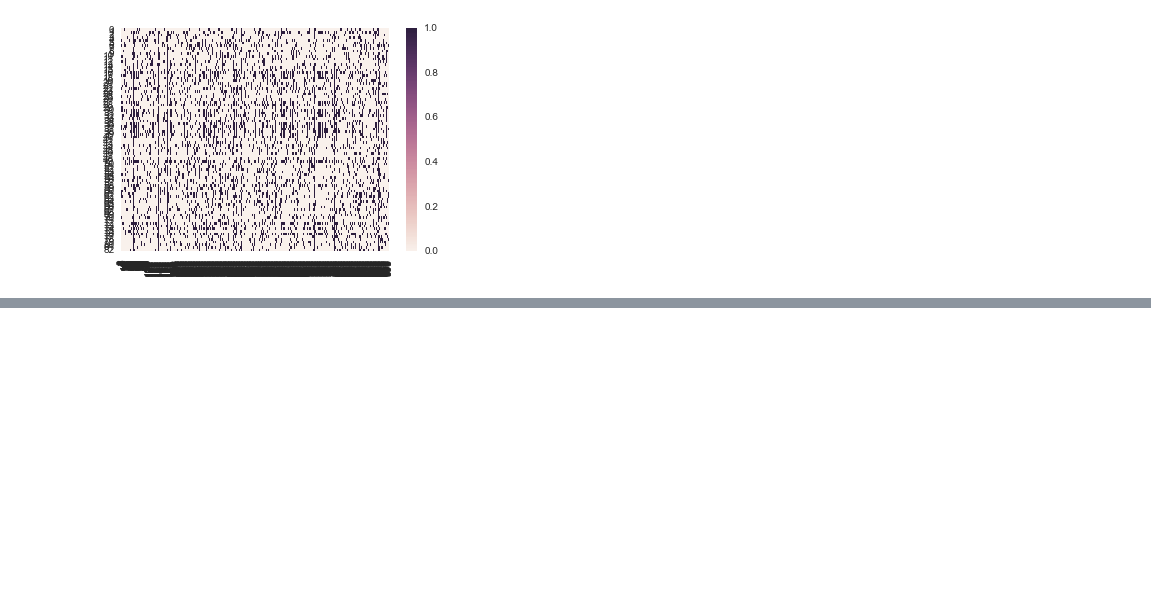
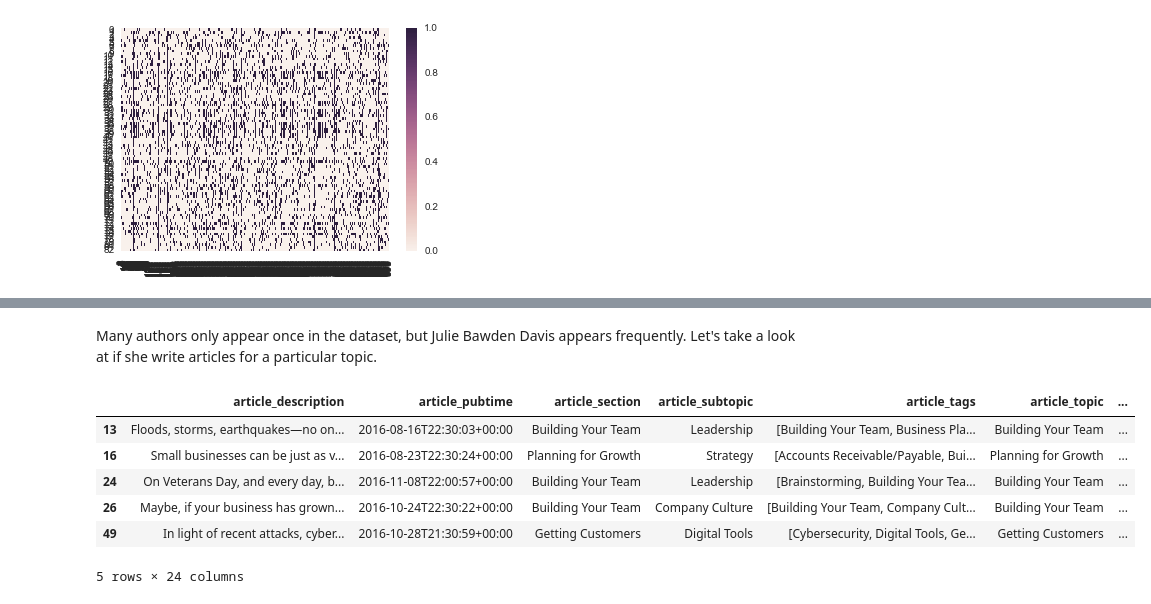
Before and after one commit to sarahedkins/ds-homework, a Jupyter notebook: final_3/3-exploratory_analysis.ipynb, the cells around one changed output, grey strips where cells are left out. Saved outputs shown, nothing was run; the diff lists cells and outputs as text; code cells hidden in the pictures; blank space fills up the shorter version.

```diff
--- a/final_3/3-exploratory_analysis.ipynb
+++ b/final_3/3-exploratory_analysis.ipynb
@@ -157,0 +249,13 @@ TypeError: object of type 'NoneType' has no len()
+# %% [markdown]
+Many authors only appear once in the dataset, but Julie Bawden Davis appears frequently. Let's take a look at if she write articles for a particular topic.
+# %%
+julie = df.loc[df['author_name'] == "Julie Bawden Davis"]
+julie.head()
+# %% [output]
+|  | article_description | article_pubtime | article_section | article_subtopic | article_tags | article_topic | ... |
+| 13 | Floods, storms, earthquakes—no on... | 2016-08-16T22:30:03+00:00 | Building Your Team | Leadership | [Building Your Team, Business Pla... | Building Your Team | ... |
+| 16 | Small businesses can be just as v... | 2016-08-23T22:30:24+00:00 | Planning for Growth | Strategy | [Accounts Receivable/Payable, Bui... | Planning for Growth | ... |
+| 24 | On Veterans Day, and every day, b... | 2016-11-08T22:00:57+00:00 | Building Your Team | Leadership | [Brainstorming, Building Your Tea... | Building Your Team | ... |
+| 26 | Maybe, if your business has grown... | 2016-10-24T22:30:22+00:00 | Building Your Team | Company Culture | [Building Your Team, Company Cult... | Building Your Team | ... |
+| 49 | In light of recent attacks, cyber... | 2016-10-28T21:30:59+00:00 | Getting Customers | Digital Tools | [Cybersecurity, Digital Tools, Ge... | Getting Customers | ... |
+5 rows × 24 columns
```
Also changed, not shown: parts of 23 cells of this notebook.
